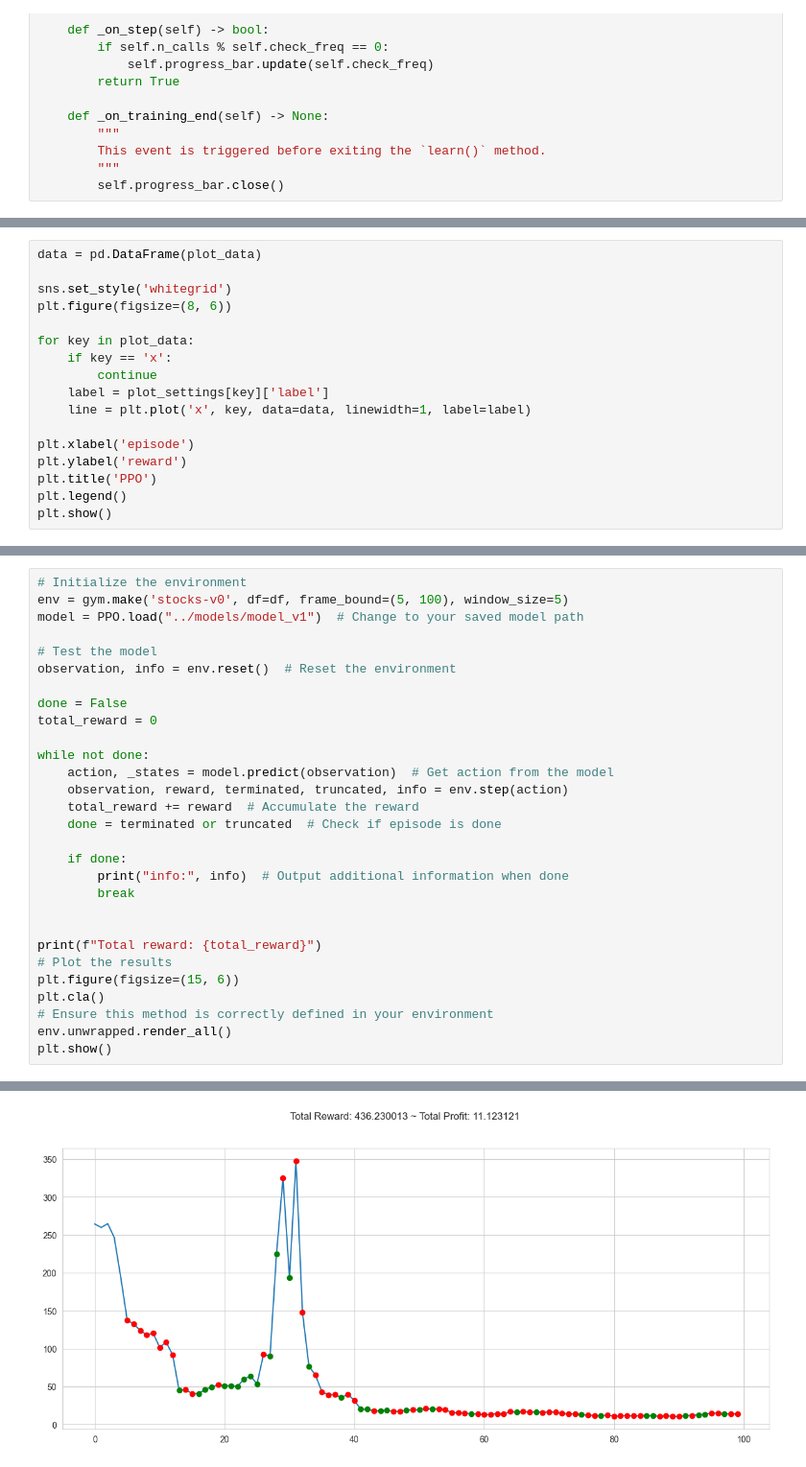
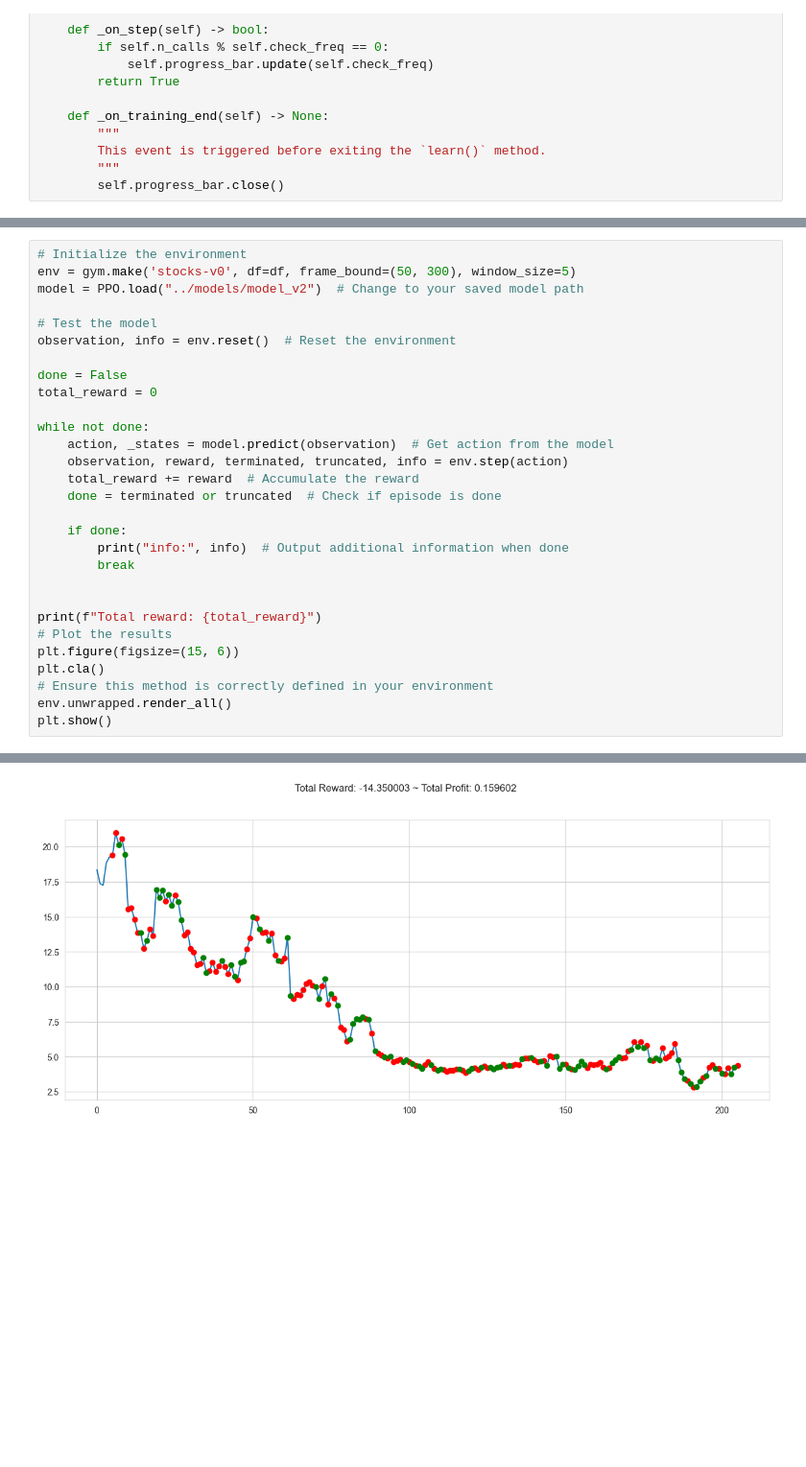
Before and after one commit to shiven2001/algo-trading, a Jupyter notebook: rl_algos/stock_rl_ppo.ipynb, the cells around one changed output, grey strips where cells are left out. Shown: that part at 96% size. Saved outputs shown, nothing was run; the diff lists cells and outputs as text; blank space fills up the shorter version.

```diff
--- a/rl_algos/stock_rl_ppo.ipynb
+++ b/rl_algos/stock_rl_ppo.ipynb
@@ -140,20 +136,3 @@ while os.path.exists(f"{save_dir}model_v{version}"):
 model.save(f"{save_dir}model_v{version}")
 # %% [output]
 seed : 42
-# %%
-data = pd.DataFrame(plot_data)
-
-sns.set_style('whitegrid')
-plt.figure(figsize=(8, 6))
-
-for key in plot_data:
-    if key == 'x':
-        continue
-    label = plot_settings[key]['label']
-    line = plt.plot('x', key, data=data, linewidth=1, label=label)
-
-plt.xlabel('episode')
-plt.ylabel('reward')
-plt.title('PPO')
-plt.legend()
-plt.show()
@@ -163,7 +139,7 @@ No artists with labels found to put in legend.  Note that artists whose label st
 # %%
 # Initialize the environment
-env = gym.make('stocks-v0', df=df, frame_bound=(5, 100), window_size=5)
-model = PPO.load("../models/model_v1")  # Change to your saved model path
+env = gym.make('stocks-v0', df=df, frame_bound=(50, 300), window_size=5)
+model = PPO.load("../models/model_v2")  # Change to your saved model path
 
 # Test the model
 observation, info = env.reset()  # Reset the environment
@@ -195 +171 @@ Total reward: 436.23001289367676
-[figure, old version]
+[figure, new version]
```
Also changed, not shown: parts of 5 cells of this notebook, 9 other files.
